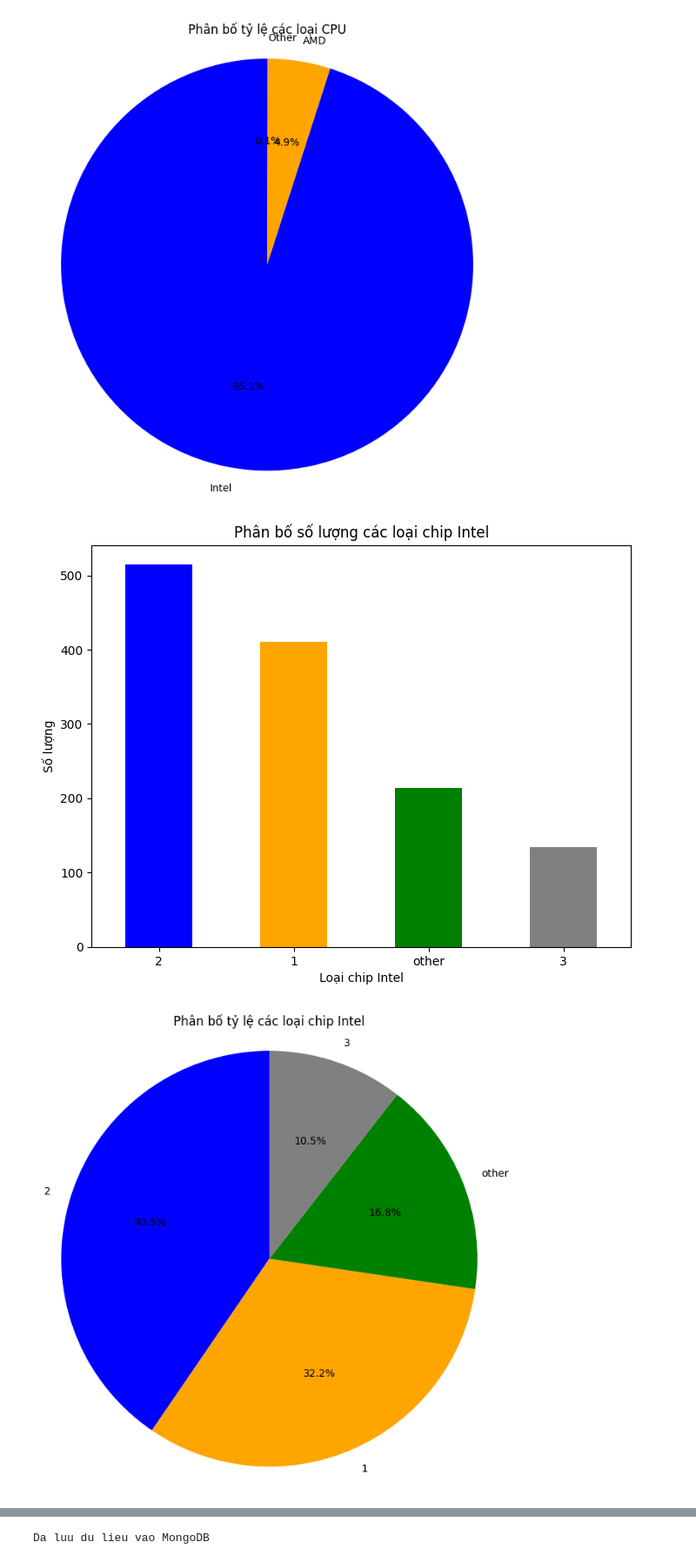
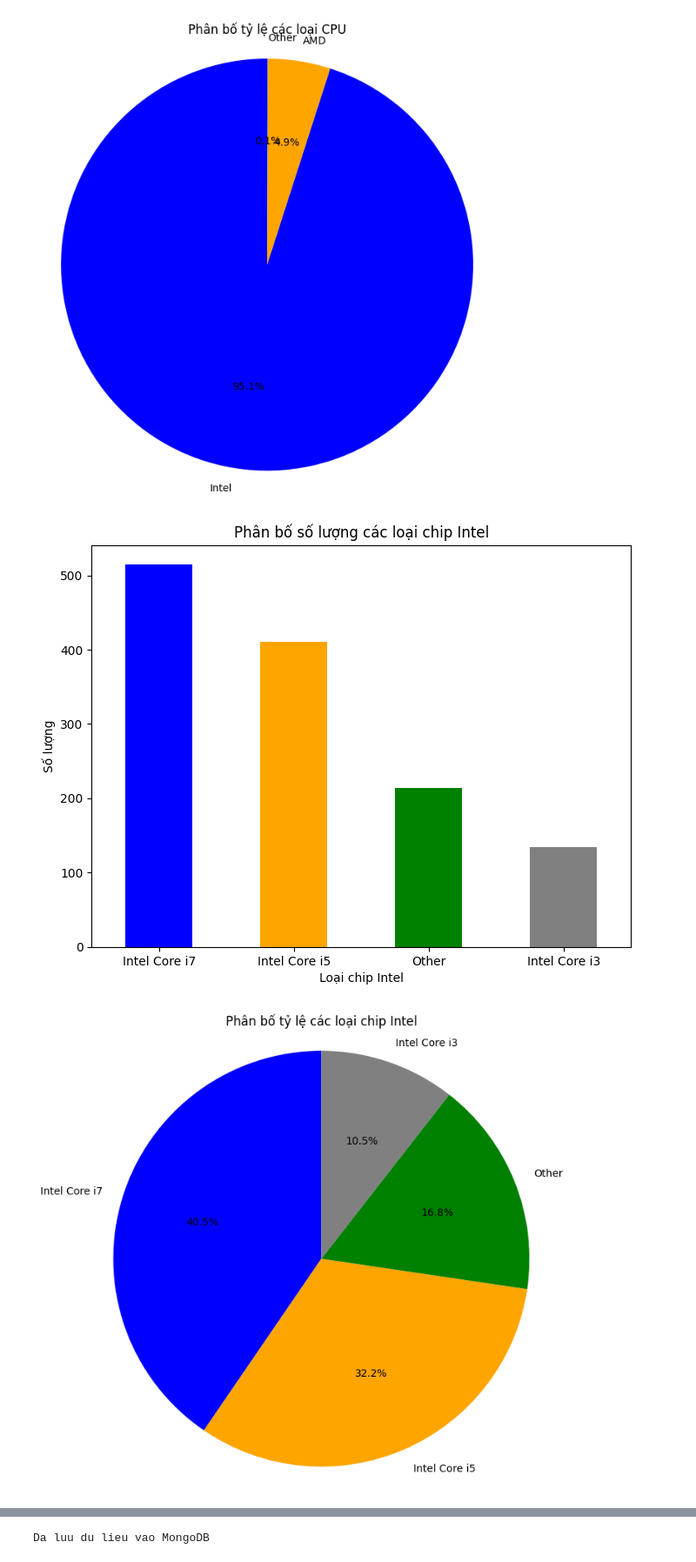
Before and after one commit to KhiemVT/python, a Jupyter notebook: Khiem/coiki.ipynb, the cells around one changed output, grey strips where cells are left out. Shown: that part at 87% size. Saved outputs shown, nothing was run; the diff lists cells and outputs as text; code cells hidden in the pictures.

```diff
--- a/Khiem/coiki.ipynb
+++ b/Khiem/coiki.ipynb
@@ -252,44 +251,42 @@ plt.axis('equal')  # Đảm bảo biểu đồ tròn đều
  np.float64(1.099999984772537))
 [figure]
 # %%
-data= pd.read_csv('./laptopData_cleaned.csv')
+data= pd.read_csv('./laptopData_filltered_cleaned.csv')
 
-df = pd.DataFrame(data)
+df2 = pd.DataFrame(data)
 # Tạo trường mới 'Cpu_Generation'
 def map_cpu_generation(Cpu):
     if 'i5' in Cpu:
-        return 1
+        return "Intel Core i5"
     elif 'i7' in Cpu:
-        return 2
+        return "Intel Core i7"
     elif 'i3' in Cpu:
-        return 3
+        return "Intel Core i3"
     else:
-        return 'other'
+        return "Other"
 
 # Áp dụng hàm cho cột 'Cpu' và tạo cột mới
-df['Cpu_Generation'] = df['Cpu'].apply(map_cpu_generation)
+df2['Cpu_Generation'] = df2['Cpu'].apply(map_cpu_generation)
 
 import matplotlib.pyplot as plt
 
 # Đếm số lượng mỗi loại chip Intel
-cpu_generation_counts = df['Cpu_Generation'].value_counts()
+cpu_generation_counts = df2['Cpu_Generation'].value_counts()
 
 # Vẽ biểu đồ cột
 plt.figure(figsize=(8, 6))
 cpu_generation_counts.plot(kind='bar', color=['blue', 'orange', 'green', 'gray'])
 plt.title('Phân bố số lượng các loại chip Intel')
 plt.xlabel('Loại chip Intel')
 plt.ylabel('Số lượng')
 plt.xticks(rotation=0)
 plt.show()
 # Vẽ biểu đồ tròn
 plt.figure(figsize=(8, 8))
 plt.pie(cpu_generation_counts, labels=cpu_generation_counts.index, autopct='%1.1f%%', startangle=90, colors=['blue', 'orange', 'green', 'gray'])
 plt.title('Phân bố tỷ lệ các loại chip Intel')
 plt.axis('equal')  # Đảm bảo biểu đồ tròn đều
 plt.show()
-
-df.to_csv('./laptopData_cleaned.csv', index=False)
 # %% [output]
-[figure, old version]
+[figure, new version]
-[figure, old version]
+[figure, new version]
```
Also changed, not shown: parts of 25 cells of this notebook, 6 other files.
